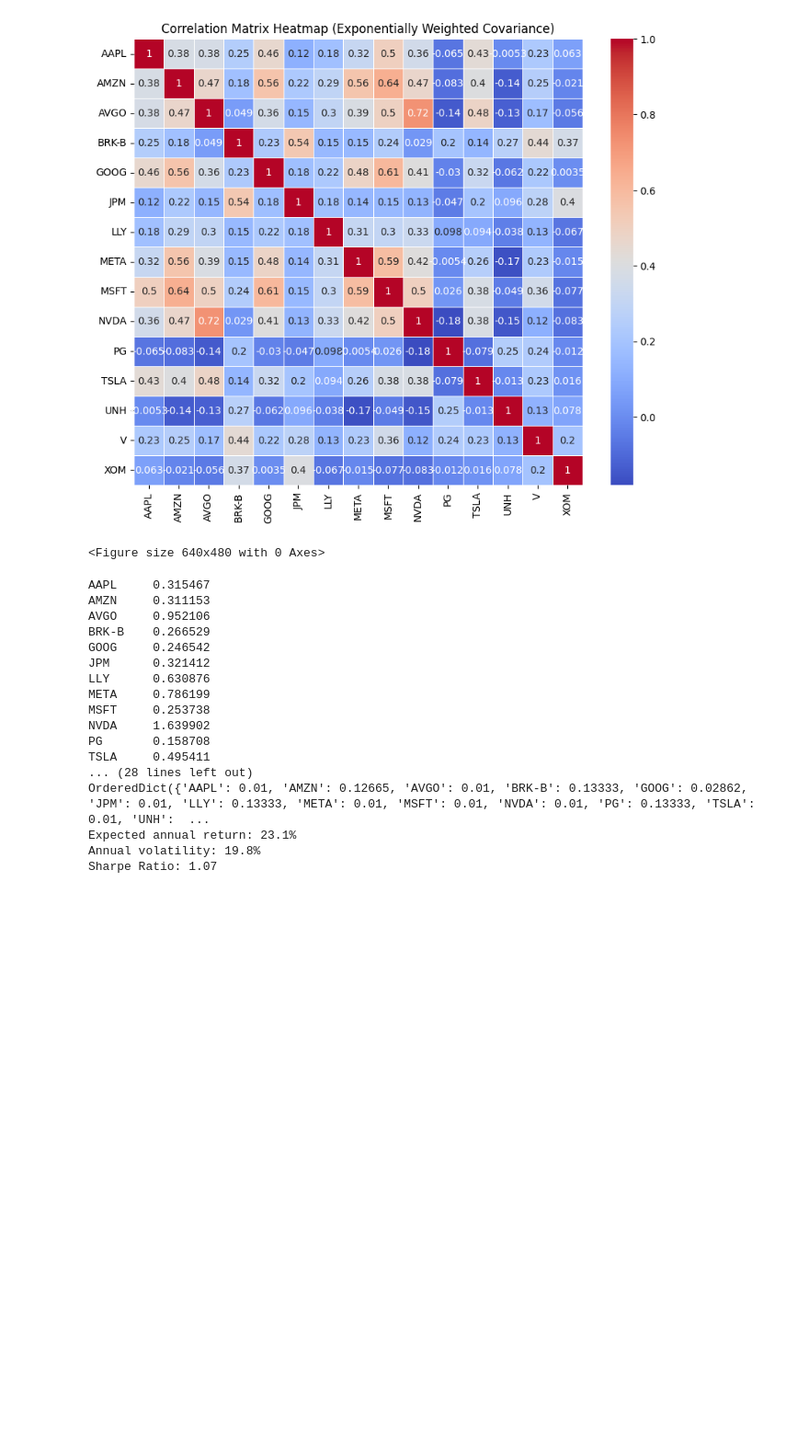
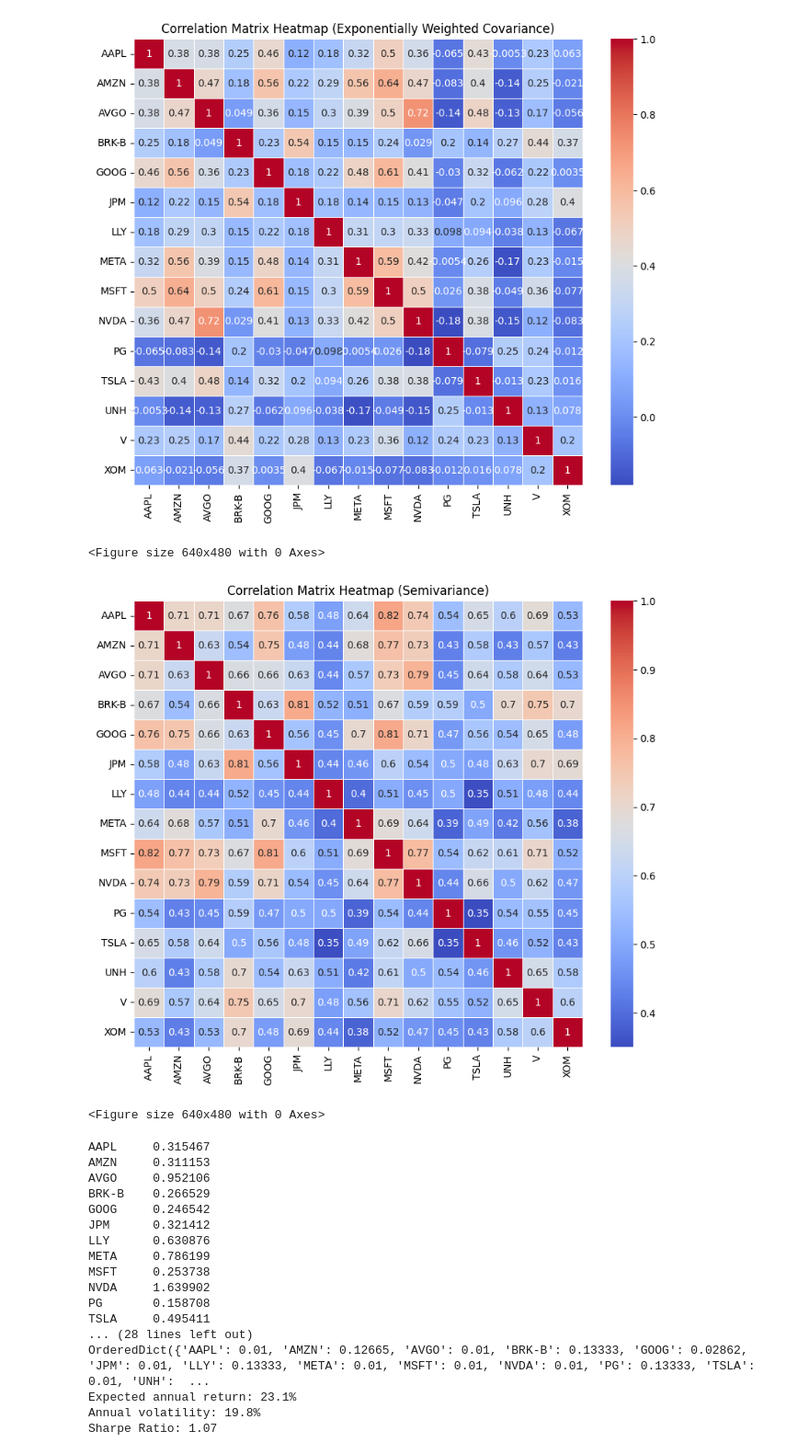
Before and after one commit to JFRich84/MSc, a Jupyter notebook: Optimisations.ipynb, the cells around one changed output. Shown at 92% size. Drawn from its saved outputs; the diff is of its cells as text; code cells hidden in the pictures; blank space fills up the shorter version.

```diff
--- a/Optimisations.ipynb
+++ b/Optimisations.ipynb
@@ -1,4 +1,9 @@
 # %%
+'''
+Correlation and covariance matrices.
+Various methods for comparative purposes.
+'''
+
 import pandas as pd
 import seaborn as sns
 import matplotlib.pyplot as plt
@@ -16,10 +21,12 @@ returns = prices.pct_change(fill_method=None)
 returns.dropna(inplace=True)
 
 # Calculate covariance matrices using different methods
-cov_matrix = returns.cov() * 252
+cov_matrix = returns.cov() * 252 # manual calc, equal result to sample_cov
 cov_pfopt = risk_models.sample_cov(prices, frequency=252)
 cov_ledoit = risk_models.CovarianceShrinkage(prices, frequency=252).ledoit_wolf()
 cov_exp = risk_models.exp_cov(prices, frequency=252, span=252, log_returns=True)
+semivarcov = risk_models.semicovariance(prices, benchmark=0.0, frequency=252)
+
 
 # Convert covariance matrices to correlation matrices
 def calculate_correlation(cov_matrix):
@@ -36,6 +43,8 @@ def calculate_correlation(cov_matrix):
 corr_cov_pfopt = calculate_correlation(cov_pfopt)
 corr_cov_ledoit = calculate_correlation(cov_ledoit)
 corr_cov_exp = calculate_correlation(cov_exp)
+cor_semicov = risk_models.cov_to_corr(semivarcov)
+# print(cor_semicov)
 # corr_cov_exp = risk_models.cov_to_corr(cov_exp) # JR is this better? - simlar but not identical output.
 
 
@@ -57,4 +66,10 @@ sns.heatmap(corr_cov_exp, annot=True, cmap='coolwarm', linewidths=0.5)
 plt.title('Correlation Matrix Heatmap (Exponentially Weighted Covariance)')
 plt.show()
 plt.savefig('correlation_heatmap_exp.png')
+
+plt.figure(figsize=(10, 8))
+sns.heatmap(cor_semicov, annot=True, cmap='coolwarm', linewidths=0.5)
+plt.title('Correlation Matrix Heatmap (Semivariance)')
+plt.show()
+plt.savefig('correlation_heatmap_exp.png')
 # %% [output]
@@ -65,5 +97,7 @@ plt.savefig('correlation_heatmap_exp.png')
 [figure]
-<Figure size 640x480 with 0 Axes>
+<Figure size 640x480 with 0 Axes>
+[figure, added]
+<Figure size 640x480 with 0 Axes>
 # %%
 risk = risk_models.risk_matrix(prices, method='exp_cov')
 # print (risk)
```
Also changed, not shown: parts of 4 cells of this notebook.
